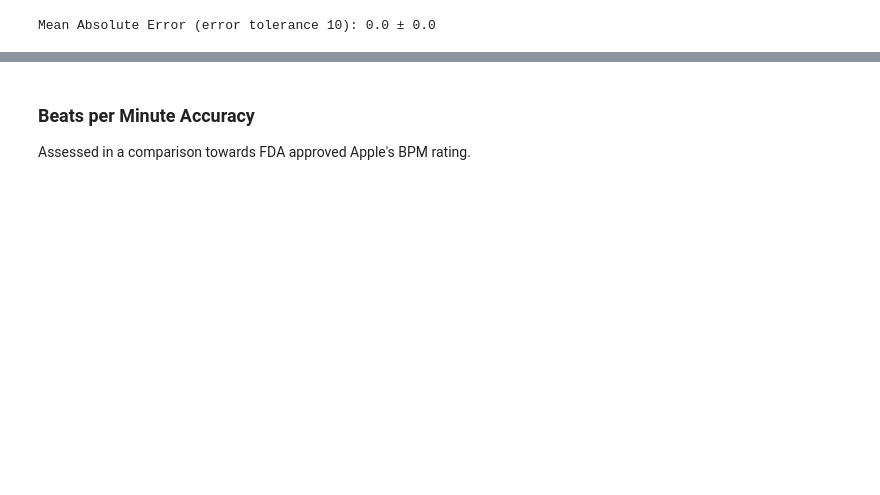
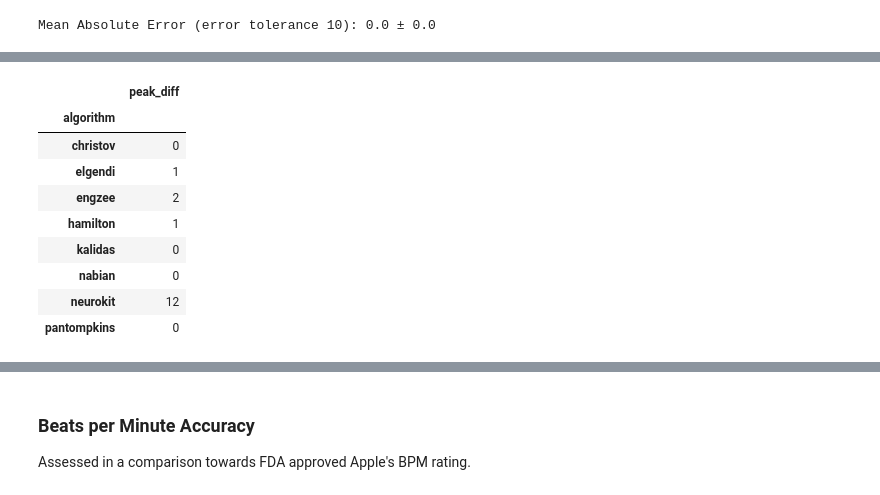
Before and after one commit to CardioKit/PeakWatch, a Jupyter notebook: analysis/analysis.ipynb, the cells around one changed output, grey strips where cells are left out. Cells and saved outputs as stored; diff of their text form; code cells hidden in the pictures; blank space fills up the shorter version.

```diff
--- a/analysis/analysis.ipynb
+++ b/analysis/analysis.ipynb
@@ -547,3 +549,16 @@ evaluation_overview
+# %%
+result_table.groupby('algorithm')[['peak_diff']].agg(np.sum)
+# %% [output]
+|  | peak_diff |
+| algorithm |  |
+| christov | 0 |
+| elgendi | 1 |
+| engzee | 2 |
+| hamilton | 1 |
+| kalidas | 0 |
+| nabian | 0 |
+| neurokit | 12 |
+| pantompkins | 0 |
 # %%
 evaluation_overview.to_latex().replace('\n', '')
 # %% [output]
```
Also changed, not shown: parts of 23 cells of this notebook.
